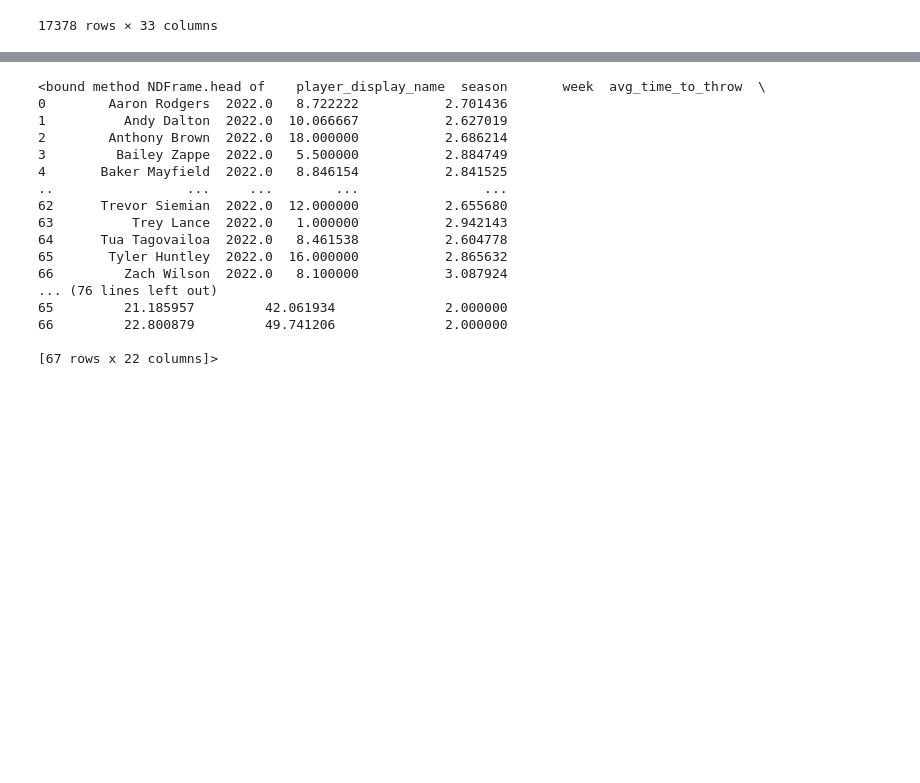
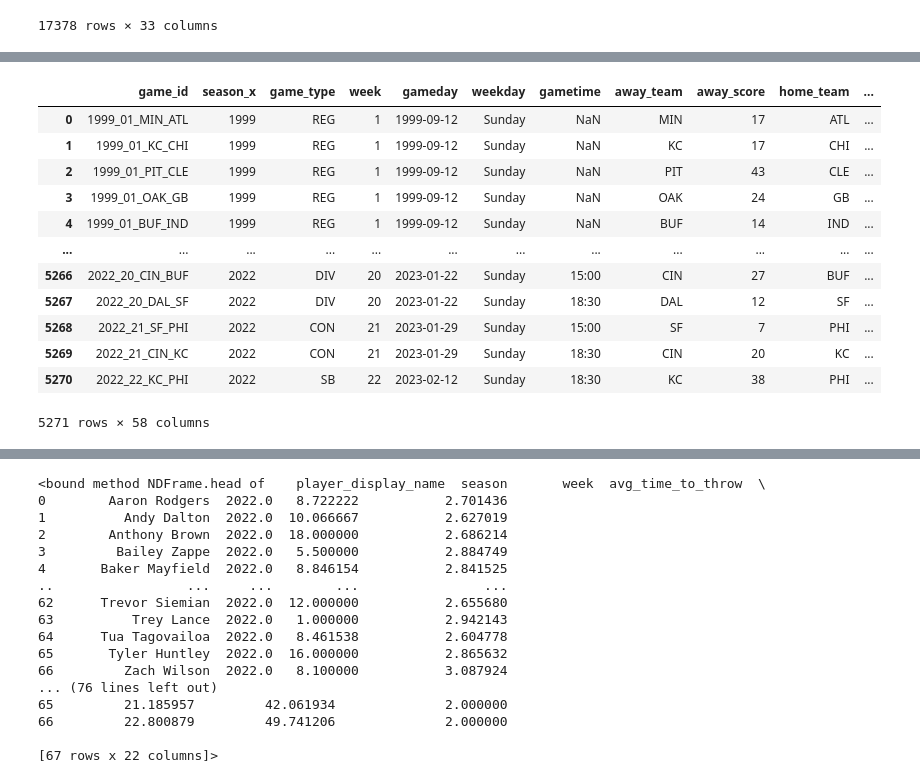
Before and after one commit to charlesrugg/nfldata, a Jupyter notebook: NFL_data.ipynb, the cells around one changed output, grey strips where cells are left out. Cells and saved outputs as stored; diff of their text form; code cells hidden in the pictures; blank space fills up the shorter version.

```diff
--- a/NFL_data.ipynb
+++ b/NFL_data.ipynb
@@ -156,0 +169,35 @@ elo_df.iloc[:-1]
+# %%
+# Convert the date columns to datetime objects
+schedules_df['gameday'] = pd.to_datetime(schedules_df['gameday'])
+elo_df['date'] = pd.to_datetime(elo_df['date'])
+
+# Join the dataframes on date, team 1, and team 2
+merged_df = pd.merge(schedules_df, elo_df, how='inner',
+                     left_on=['gameday', 'home_team', 'away_team'],
+                     right_on=['date', 'team1', 'team2'])
+
+final_df = merged_df[['game_id', 'season_x', 'game_type', 'week', 'gameday', 'weekday',
+       'gametime', 'away_team', 'away_score', 'home_team', 'home_score',
+       'location', 'result', 'total', 'away_rest', 'home_rest',
+       'away_moneyline', 'home_moneyline', 'spread_line', 'away_spread_odds',
+       'home_spread_odds', 'total_line', 'under_odds', 'over_odds', 'div_game',
+       'roof', 'surface', 'temp', 'wind', 'away_qb_name', 'home_qb_name', 'away_coach', 'home_coach', 'referee', 'stadium', 'date', 'season_y', 'neutral', 'playoff',
+       'team1', 'team2', 'elo1_pre', 'elo2_pre', 'elo_prob1', 'elo_prob2',
+       'qbelo1_pre', 'qbelo2_pre', 'qb1', 'qb2',
+       'qb1_value_pre', 'qb2_value_pre', 'qb1_adj', 'qb2_adj', 'qbelo_prob1',
+       'qbelo_prob2', 'qb1_game_value', 'qb2_game_value',]]
+final_df
+# %% [output]
+|  | game_id | season_x | game_type | week | gameday | weekday | gametime | away_team | away_score | home_team | ... |
+| 0 | 1999_01_MIN_ATL | 1999 | REG | 1 | 1999-09-12 | Sunday | NaN | MIN | 17 | ATL | ... |
+| 1 | 1999_01_KC_CHI | 1999 | REG | 1 | 1999-09-12 | Sunday | NaN | KC | 17 | CHI | ... |
+| 2 | 1999_01_PIT_CLE | 1999 | REG | 1 | 1999-09-12 | Sunday | NaN | PIT | 43 | CLE | ... |
+| 3 | 1999_01_OAK_GB | 1999 | REG | 1 | 1999-09-12 | Sunday | NaN | OAK | 24 | GB | ... |
+| 4 | 1999_01_BUF_IND | 1999 | REG | 1 | 1999-09-12 | Sunday | NaN | BUF | 14 | IND | ... |
+| ... | ... | ... | ... | ... | ... | ... | ... | ... | ... | ... | ... |
+| 5266 | 2022_20_CIN_BUF | 2022 | DIV | 20 | 2023-01-22 | Sunday | 15:00 | CIN | 27 | BUF | ... |
+| 5267 | 2022_20_DAL_SF | 2022 | DIV | 20 | 2023-01-22 | Sunday | 18:30 | DAL | 12 | SF | ... |
+| 5268 | 2022_21_SF_PHI | 2022 | CON | 21 | 2023-01-29 | Sunday | 15:00 | SF | 7 | PHI | ... |
+| 5269 | 2022_21_CIN_KC | 2022 | CON | 21 | 2023-01-29 | Sunday | 18:30 | CIN | 20 | KC | ... |
+| 5270 | 2022_22_KC_PHI | 2022 | SB | 22 | 2023-02-12 | Sunday | 18:30 | KC | 38 | PHI | ... |
+5271 rows × 58 columns
```
Also changed, not shown: parts of 4 cells of this notebook.
